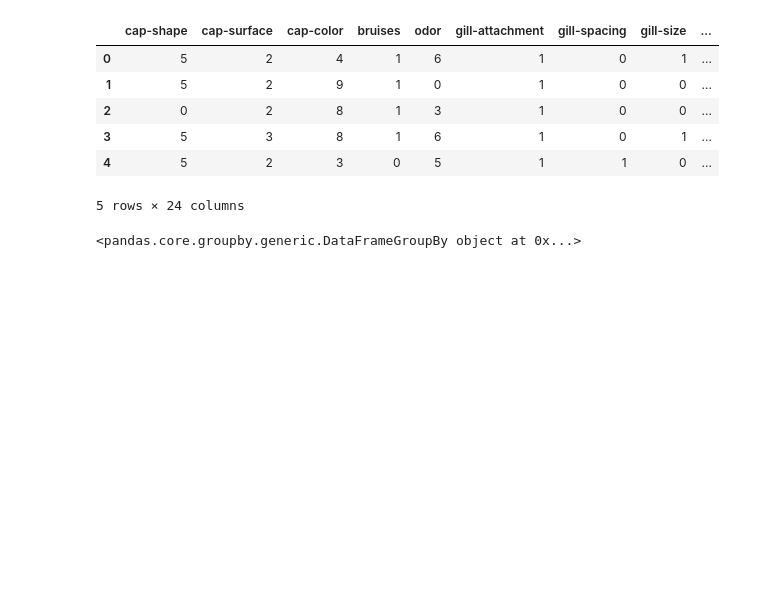
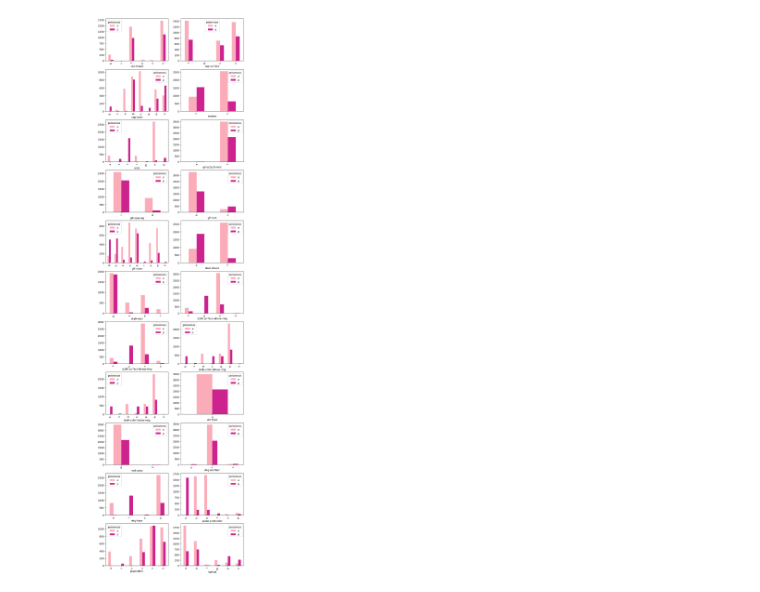
Before and after one commit to PiroJOJO/Statistical_decision_theory, a Jupyter notebook: Lab_2/Lab_2.ipynb, the cells around one changed output. Cells and saved outputs as stored; diff of their text form; code cells hidden in the pictures; blank space fills up the shorter version.

```diff
--- a/Lab_2/Lab_2.ipynb
+++ b/Lab_2/Lab_2.ipynb
@@ -38,21 +46,19 @@ df_mushroom
 # %%
-labelencoder=LabelEncoder()
-for column in df_mushroom.columns:
-    df_mushroom[column] = labelencoder.fit_transform(df_mushroom[column])
+# labelencoder=LabelEncoder()
+# for column in df_mushroom.columns:
+#     df_mushroom[column] = labelencoder.fit_transform(df_mushroom[column])
 
-df_mushroom = df_mushroom.join(y)
-df_mushroom.head()
+# df_mushroom = df_mushroom.join(y)
+# df_mushroom.head()
-# %% [output]
-|  | cap-shape | cap-surface | cap-color | bruises | odor | gill-attachment | gill-spacing | gill-size | ... |
-| 0 | 5 | 2 | 4 | 1 | 6 | 1 | 0 | 1 | ... |
-| 1 | 5 | 2 | 9 | 1 | 0 | 1 | 0 | 0 | ... |
-| 2 | 0 | 2 | 8 | 1 | 3 | 1 | 0 | 0 | ... |
-| 3 | 5 | 3 | 8 | 1 | 6 | 1 | 0 | 1 | ... |
-| 4 | 5 | 2 | 3 | 0 | 5 | 1 | 1 | 0 | ... |
-5 rows × 24 columns
-# %%
-df_mushroom_for_classes = df_mushroom.drop('target', axis = 1).groupby(['poisonous'])
-df_mushroom_for_classes
-# sns.pairplot(df_mushroom[['cap-shape', 'cap-surface', 'cap-color', 'bruises', 'odor', 'gill-attachment', 'gill-spacing', 'gill-size', 'gill-color', 'stalk-shape', 'stalk-root', 'stalk-surface-above-ring', 'stalk-surface-below-ring', 'stalk-color-above-ring', 'stalk-color-below-ring', 'veil-type', 'veil-color', 'ring-number', 'ring-type', 'spore-print-color', 'population', 'habitat', 'poisonous']], palette= sns.color_palette("RdPu", 3),  hue = 'poisonous')
-# %% [output]
-<pandas.core.groupby.generic.DataFrameGroupBy object at 0x...>
+# %%
+df_mushroom_f = pd.DataFrame()
+columns = list(df_mushroom.drop('poisonous', axis = 1))
+fig, axes = plt.subplots(11, 2, figsize=(10, 40))
+for i, col in enumerate(columns):
+    df_f = df_mushroom.groupby(col)['poisonous'].value_counts().unstack()
+    df_f.plot.bar(ax=axes[i//2, i%2], color = sns.color_palette("RdPu", 2))
+    df_f = df_f.rename(index=lambda x: df_f.index.name + '_' + x )
+    df_mushroom_f =  pd.concat([df_mushroom_f, df_f])
+plt.show()
+# %% [output]
+[figure, added]
```
Also changed, not shown: parts of 19 cells of this notebook.
